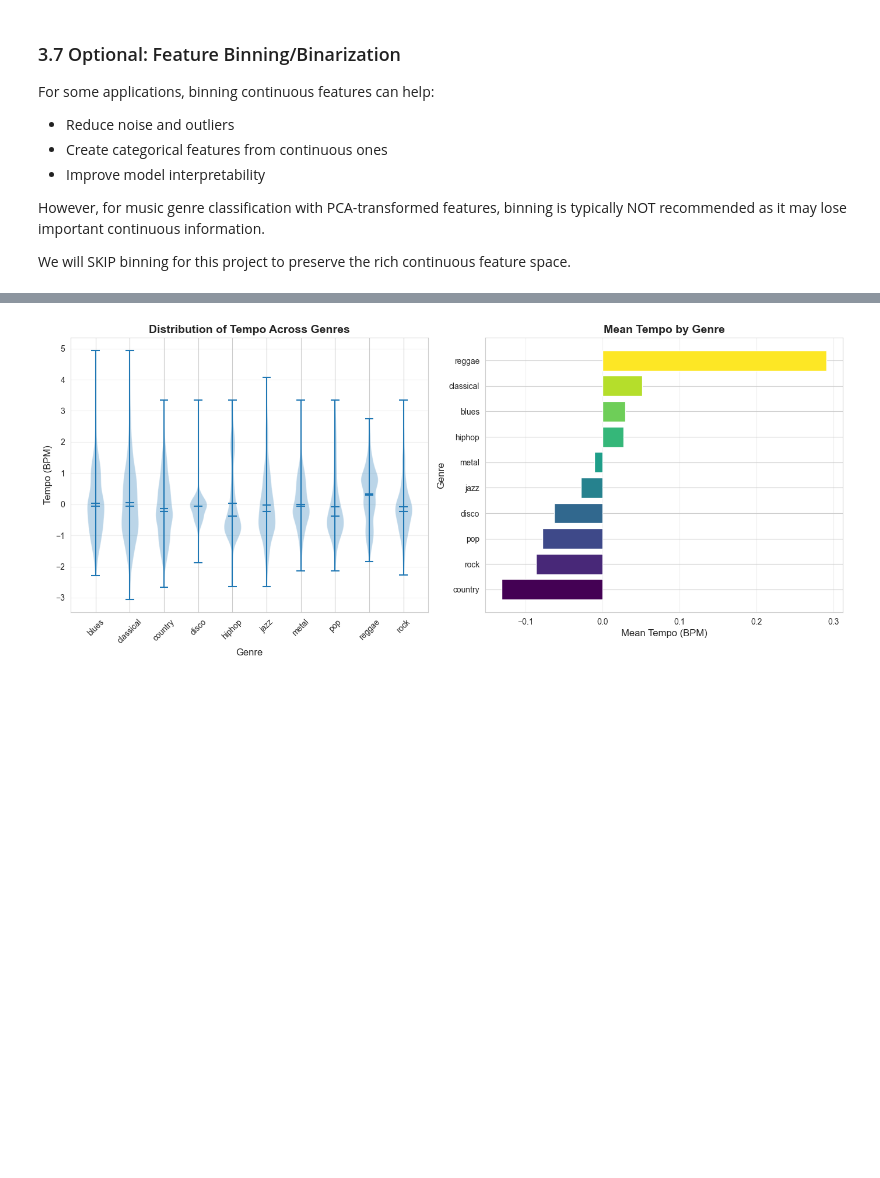
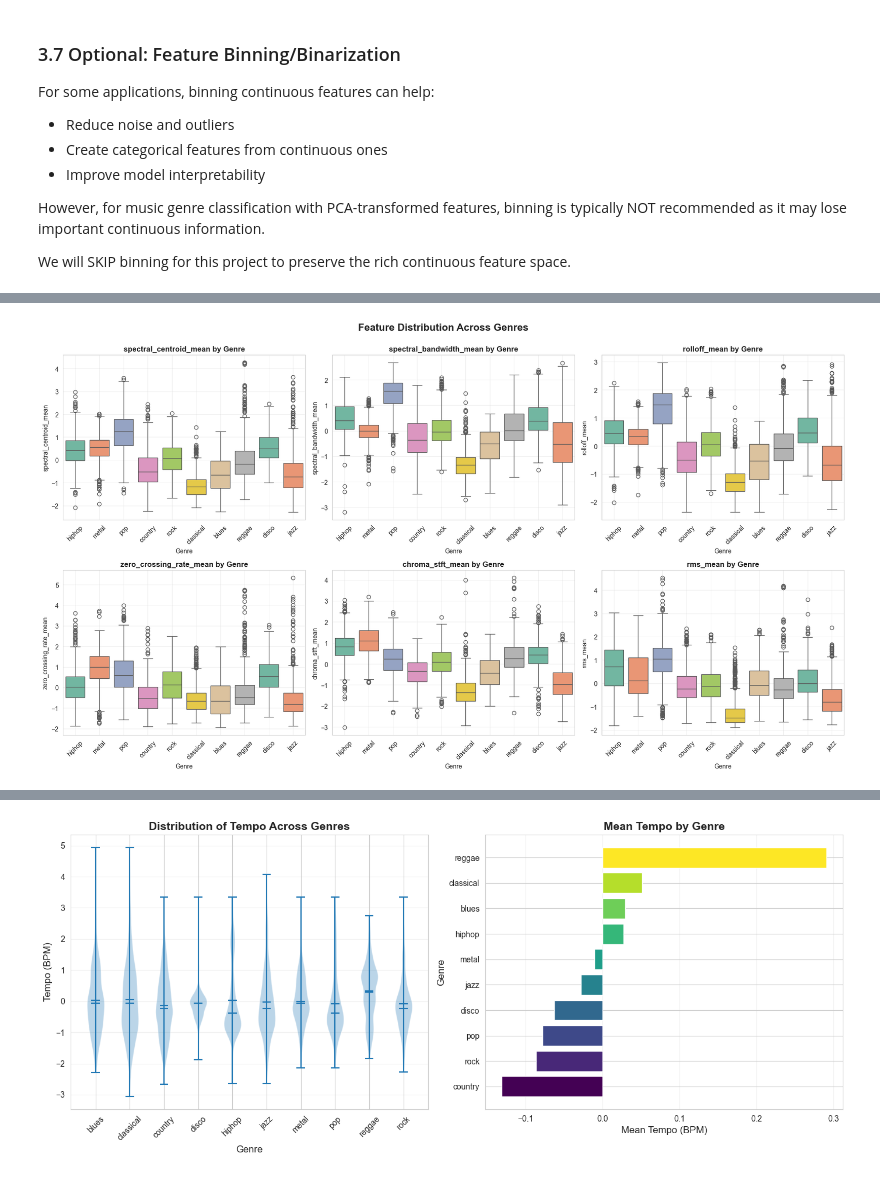
Before and after one commit to Sohanuu66/Music_Genre_Classification_GTZAN_Dataset, a Jupyter notebook: EDA.ipynb, the cells around one changed output, grey strips where cells are left out. Cells and saved outputs as stored; diff of their text form; code cells hidden in the pictures; blank space fills up the shorter version.

```diff
--- a/EDA.ipynb
+++ b/EDA.ipynb
@@ -1062,0 +869,20 @@ UNIVARIATE ANALYSIS - FEATURE DISTRIBUTIONS
+# %%
+# Select top 6 features for detailed boxplot analysis
+top_6_features = top_features[:6]
+
+fig, axes = plt.subplots(2, 3, figsize=(18, 10))
+fig.suptitle('Feature Distribution Across Genres', fontsize=16, fontweight='bold', y=1.00)
+
+for idx, feature in enumerate(top_6_features):
+    ax = axes[idx // 3, idx % 3]
+    sns.boxplot(data=X_analysis, x='genre', y=feature, ax=ax, palette='Set2')
+    ax.set_title(f'{feature} by Genre', fontsize=12, fontweight='bold')
+    ax.set_xlabel('Genre', fontsize=10)
+    ax.set_ylabel(feature, fontsize=10)
+    ax.tick_params(axis='x', rotation=45)
+    ax.grid(alpha=0.3)
+
+plt.tight_layout()
+plt.show()
+# %% [output]
+[figure, added]
```
Also changed, not shown: parts of 69 cells of this notebook, 12 other files.
